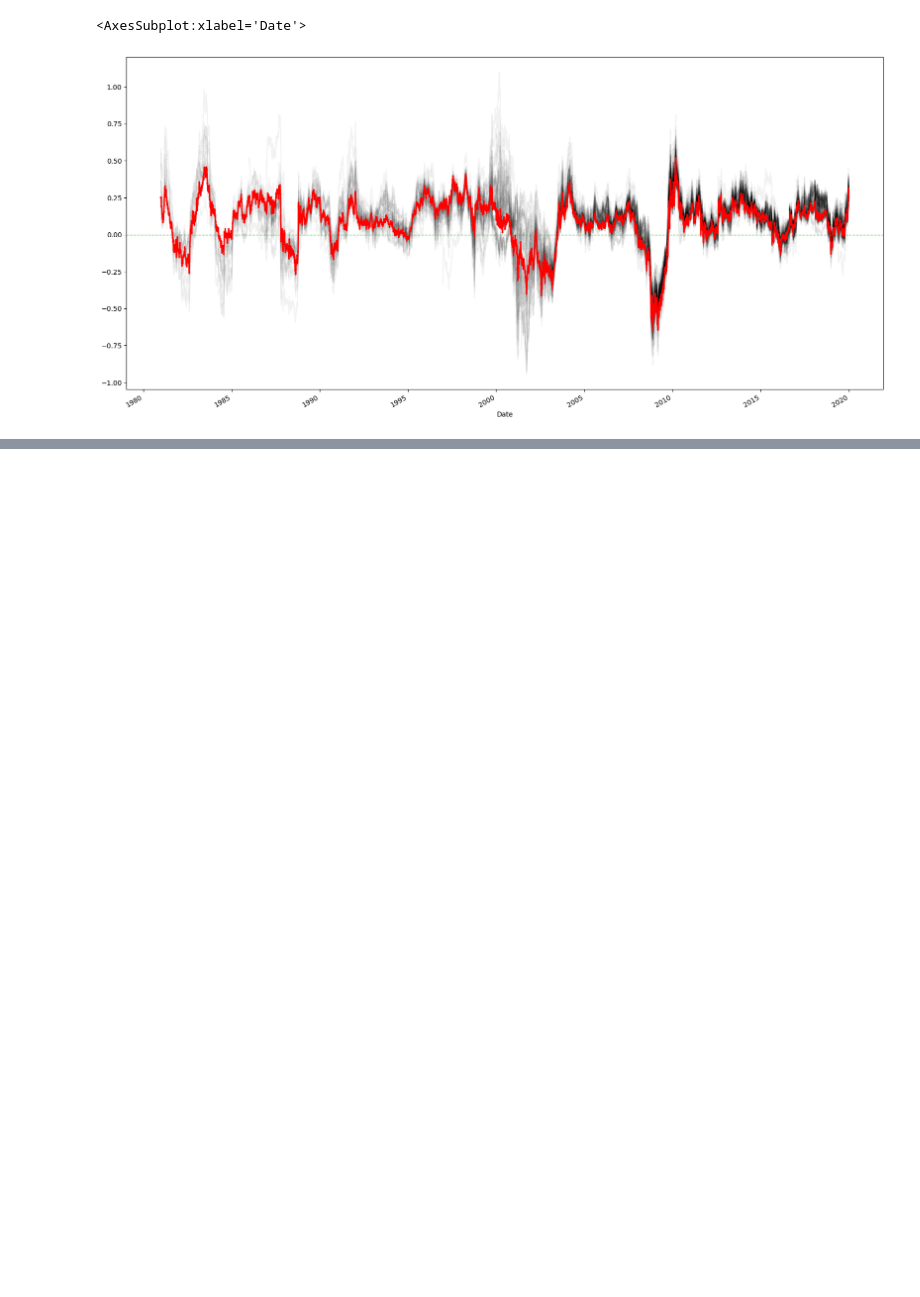
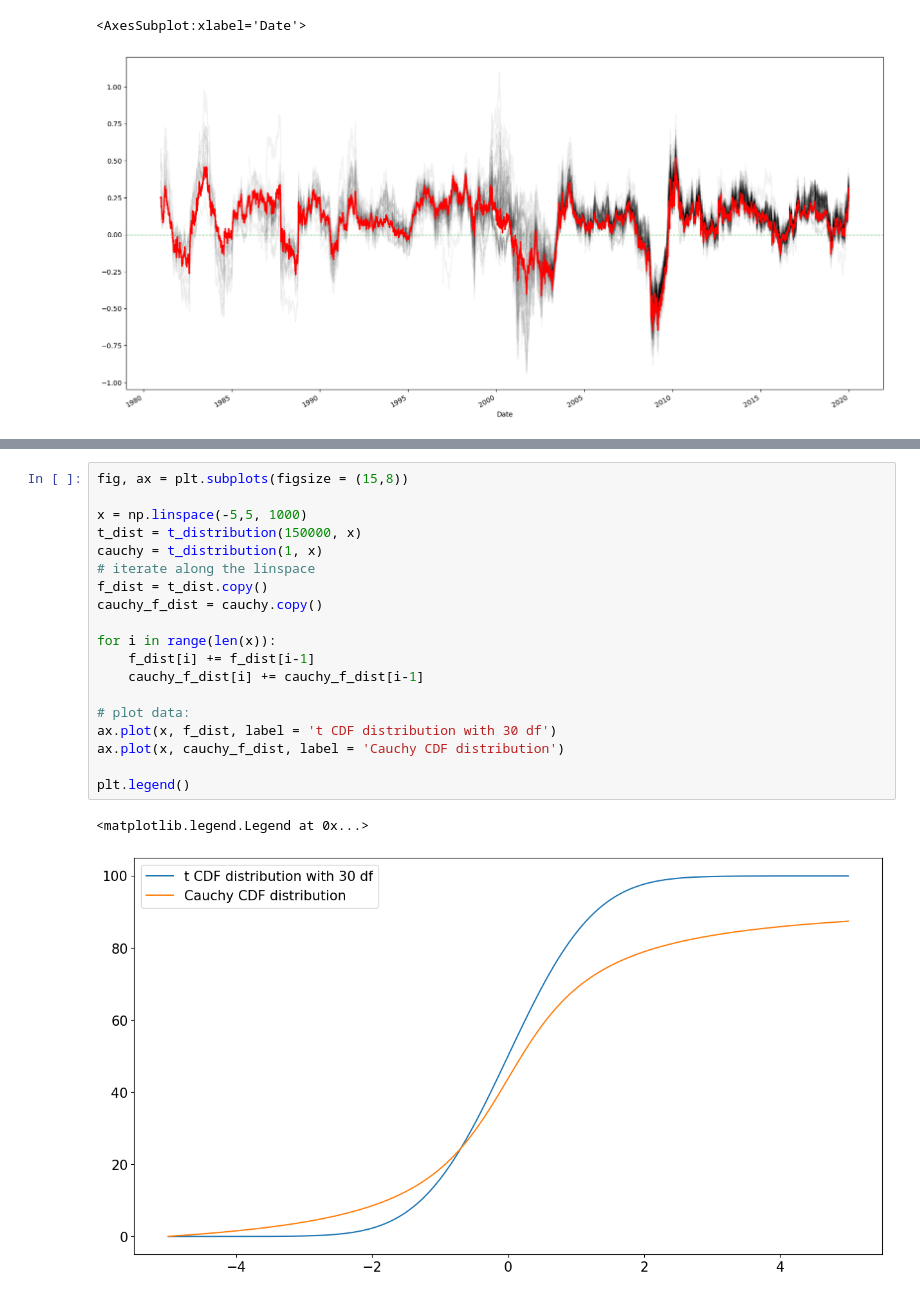
Before and after one commit to audrabuysse/Econ-411, a Jupyter notebook: In Class Projects/In Class Projects/Project 8 - Chapter 6 - Hypothesis Testing.ipynb, the cells around one changed output, grey strips where cells are left out. Cells and saved outputs as stored; diff of their text form; blank space fills up the shorter version.

```diff
--- a/In Class Projects/In Class Projects/Project 8 - Chapter 6 - Hypothesis Testing.ipynb
+++ b/In Class Projects/In Class Projects/Project 8 - Chapter 6 - Hypothesis Testing.ipynb
@@ -116,0 +371,22 @@ yoy_return["S&P 500"].plot.line(color = "Red", linewidth = 2, ax = ax)
+# %%
+fig, ax = plt.subplots(figsize = (15,8))
+
+x = np.linspace(-5,5, 1000)
+t_dist = t_distribution(150000, x)
+cauchy = t_distribution(1, x)
+# iterate along the linspace
+f_dist = t_dist.copy()
+cauchy_f_dist = cauchy.copy()
+
+for i in range(len(x)):
+    f_dist[i] += f_dist[i-1]
+    cauchy_f_dist[i] += cauchy_f_dist[i-1]
+
+# plot data:
+ax.plot(x, f_dist, label = 't CDF distribution with 30 df')
+ax.plot(x, cauchy_f_dist, label = 'Cauchy CDF distribution')
+
+plt.legend()
+# %% [output]
+<matplotlib.legend.Legend at 0x...>
+[figure, added]
```
Also changed, not shown: parts of 69 cells of this notebook.
